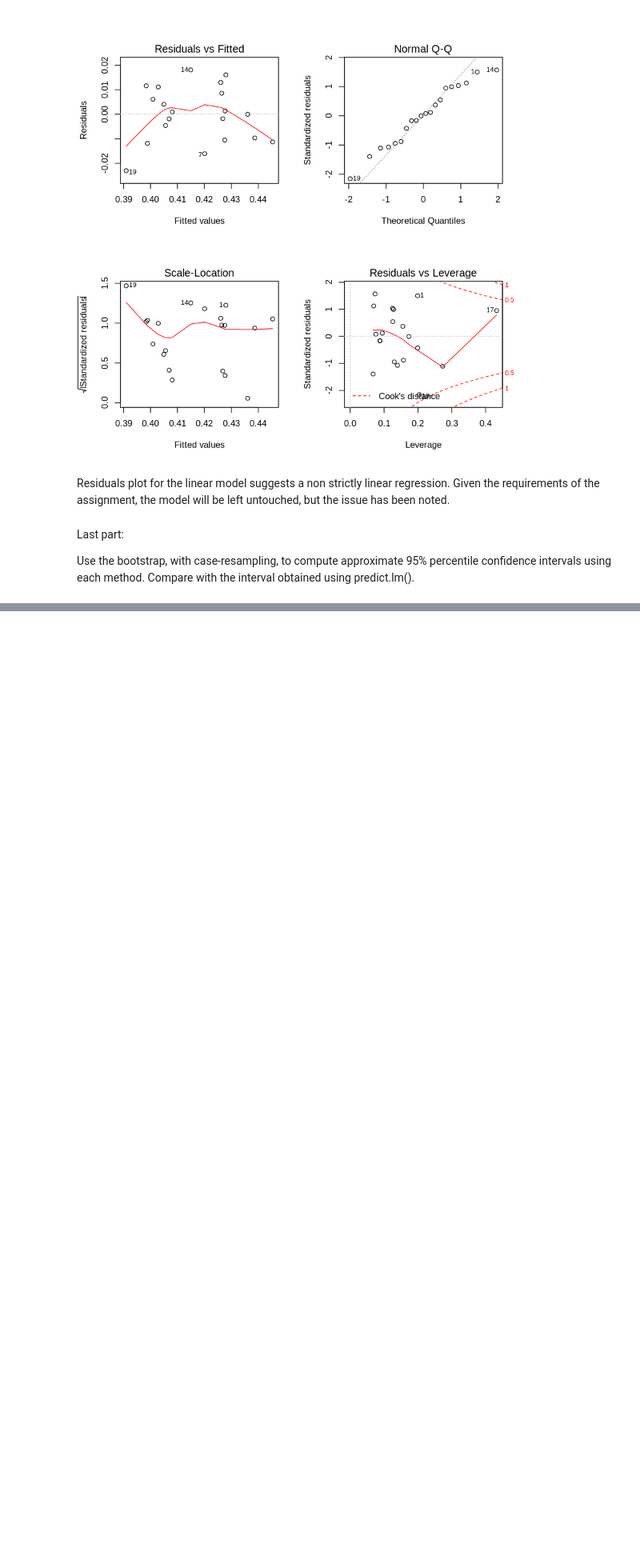
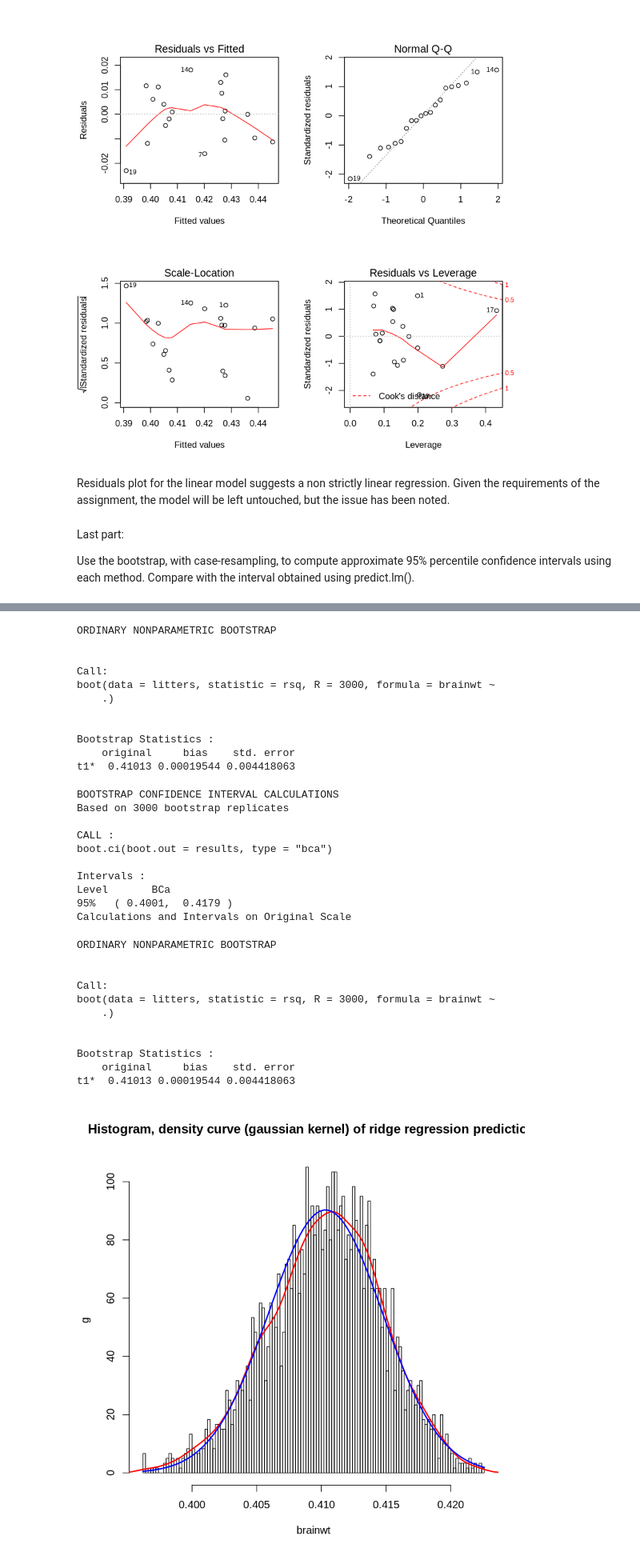
Before and after one commit to andrealorenzon/sm4ds, a Jupyter notebook: Assignment4.ipynb, the cells around one changed output, grey strips where cells are left out. Shown at 80% size. Cells and saved outputs as stored; diff of their text form; code cells hidden in the pictures; blank space fills up the shorter version.

```diff
--- a/Assignment4.ipynb
+++ b/Assignment4.ipynb
@@ -585 +481,57 @@ NULL
+# %%
+#predicting by bootstrap on lm()
+
+rsq <- function(formula, data, indices) {
+  d <- data[indices,] # allows boot to select sample
+  ridgefit <- lmridge(formula, data=d, K = 0.118)
+  return(coef(ridgefit)[1] + coef(ridgefit)[2]*test$lsize + coef(ridgefit)[3]*test$bodywt)
+}
+# bootstrapping with 1000 replications
+results <- boot(data=litters, statistic=rsq, R=3000, formula=brainwt~.)
+
+# view results
+results
+
+# get 95% confidence interval
+boot.ci(results, type="bca")
+
+# view results
+results
+hist(results$t,breaks = 100, freq=F,main="Histogram, density curve (gaussian kernel) of ridge regression prediction ",xlab="brainwt",ylab="g")
+lines(density(results$t), col="red", lwd=2)
+curve(dnorm(x, mean = mean(results$t), sd = sd(results$t)), add=TRUE, col="blue",lwd=2)
+# %% [output]
+ORDINARY NONPARAMETRIC BOOTSTRAP
+
+
+Call:
+boot(data = litters, statistic = rsq, R = 3000, formula = brainwt ~
+    .)
+
+
+Bootstrap Statistics :
+    original     bias    std. error
+t1*  0.41013 0.00019544 0.004418063
+BOOTSTRAP CONFIDENCE INTERVAL CALCULATIONS
+Based on 3000 bootstrap replicates
+
+CALL :
+boot.ci(boot.out = results, type = "bca")
+
+Intervals :
+Level       BCa
+95%   ( 0.4001,  0.4179 )
+Calculations and Intervals on Original Scale
+ORDINARY NONPARAMETRIC BOOTSTRAP
+
+
+Call:
+boot(data = litters, statistic = rsq, R = 3000, formula = brainwt ~
+    .)
+
+
+Bootstrap Statistics :
+    original     bias    std. error
+t1*  0.41013 0.00019544 0.004418063
+[figure, added]
 # %% [markdown]
```
Also changed, not shown: parts of 9 cells of this notebook.
